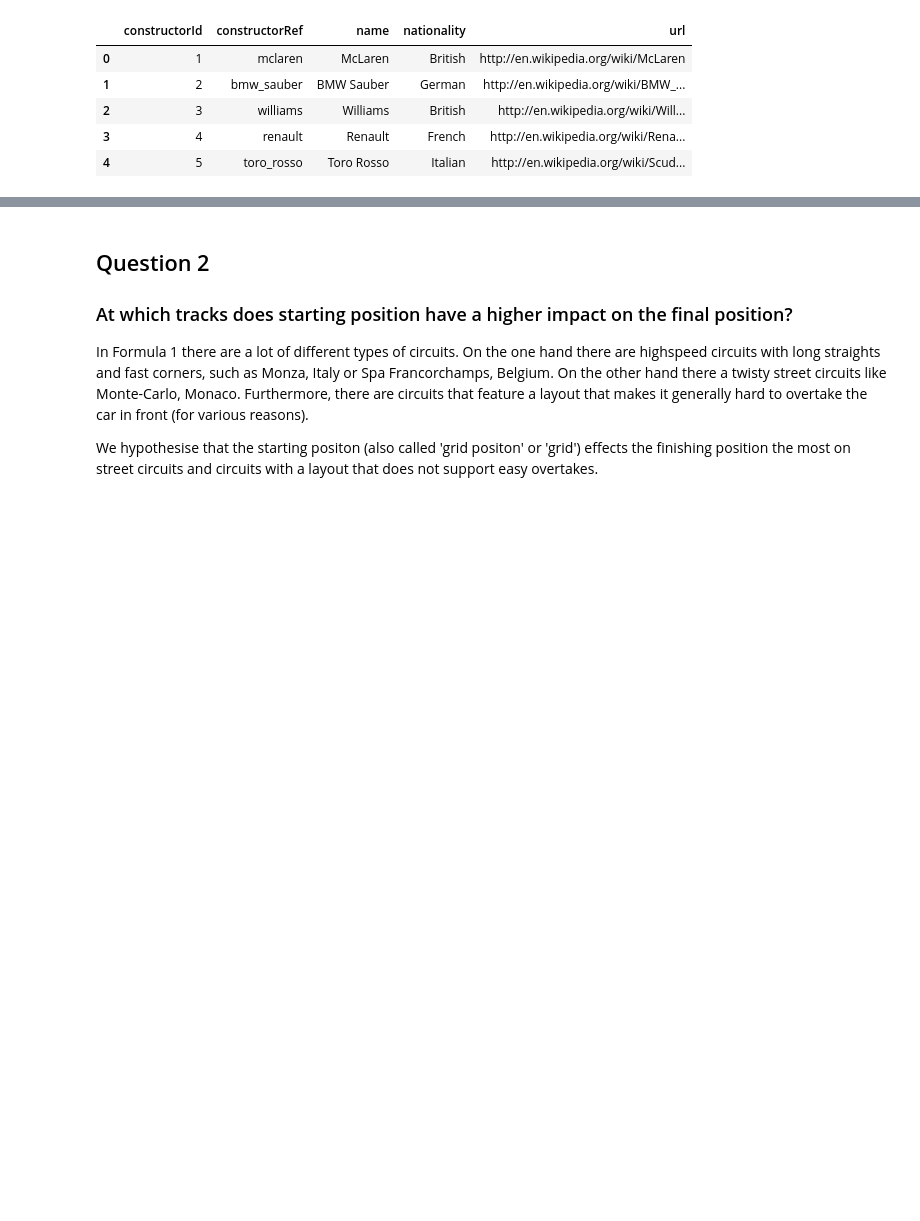
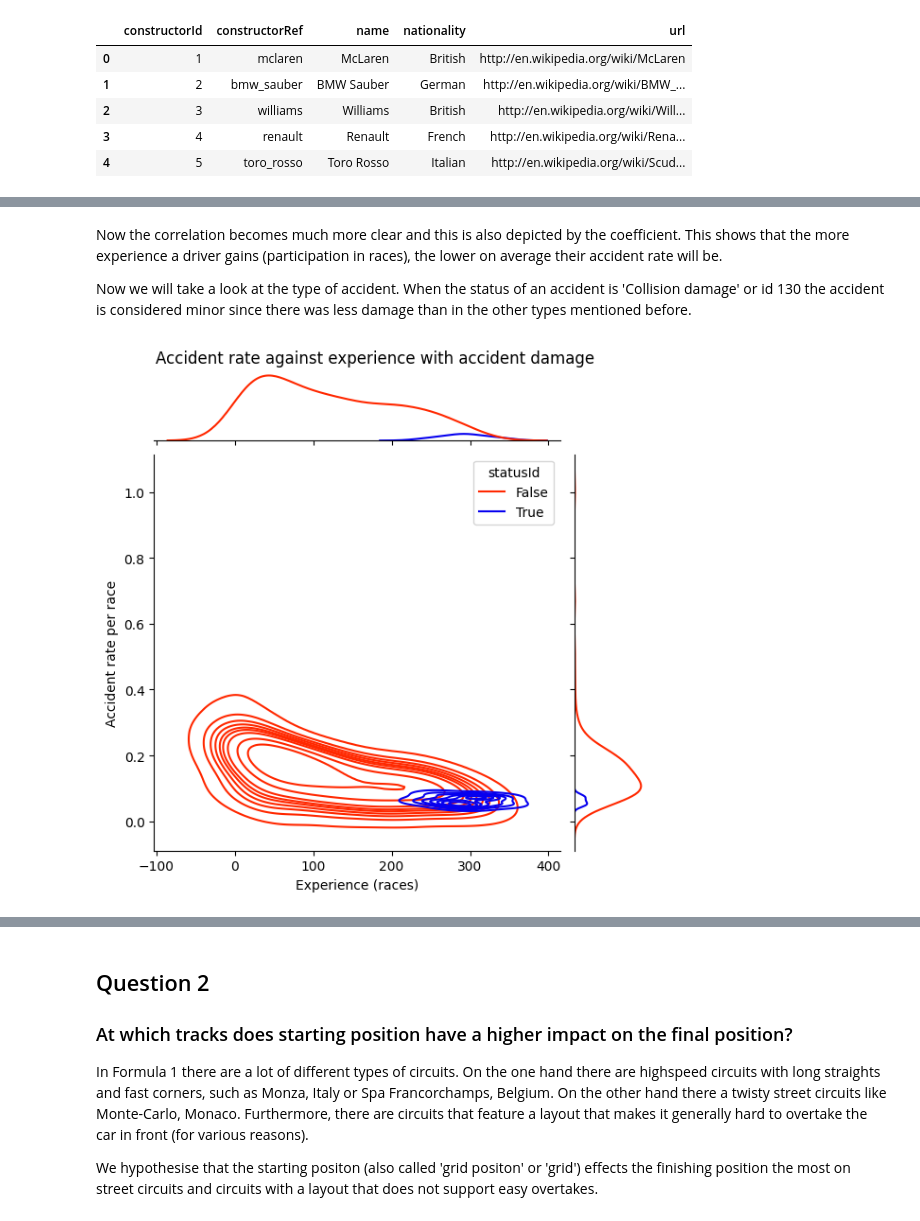
Before and after one commit to MatthewFoster02/The-Formula-Behind-Formula-1-Driven-By-Data, a Jupyter notebook: src/data_madness_group_44.ipynb, the cells around one changed output, grey strips where cells are left out. Saved outputs shown, nothing was run; the diff lists cells and outputs as text; code cells hidden in the pictures; blank space fills up the shorter version.

```diff
--- a/src/data_madness_group_44.ipynb
+++ b/src/data_madness_group_44.ipynb
@@ -128,0 +310,15 @@ status.head()
+# %% [markdown]
+Now the correlation becomes much more clear and this is also depicted by the coefficient. This shows that the more experience a driver gains (participation in races), the lower on average their accident rate will be.
+
+Now we will take a look at the type of accident. When the status of an accident is 'Collision damage' or id 130 the accident is considered minor since there was less damage than in the other types mentioned before.
+# %%
+mask_not_severe = accidents_10_drivers['statusId'] == 130
+
+sns.jointplot(data=accidents_10_drivers, x='experience', y='avg_accident_per_race', hue=mask_not_severe, palette=sns.color_palette(["#FF2800", "#0600EF"]), kind='kde')
+plt.suptitle(t='Accident rate against experience with accident damage')
+plt.subplots_adjust(top=0.94)
+plt.ylabel('Accident rate per race')
+plt.xlabel('Experience (races)')
+plt.show()
+# %% [output]
+[figure, added]
```
Also changed, not shown: parts of 33 cells of this notebook, 1 other file.
